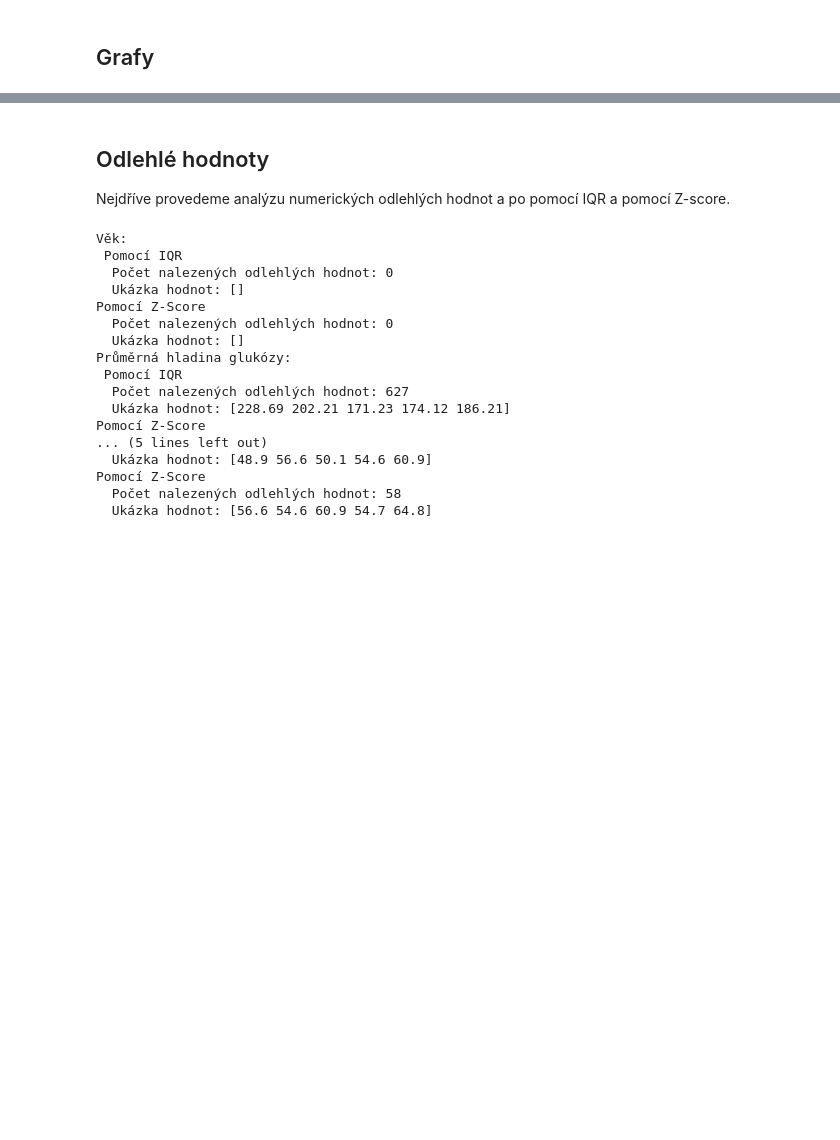
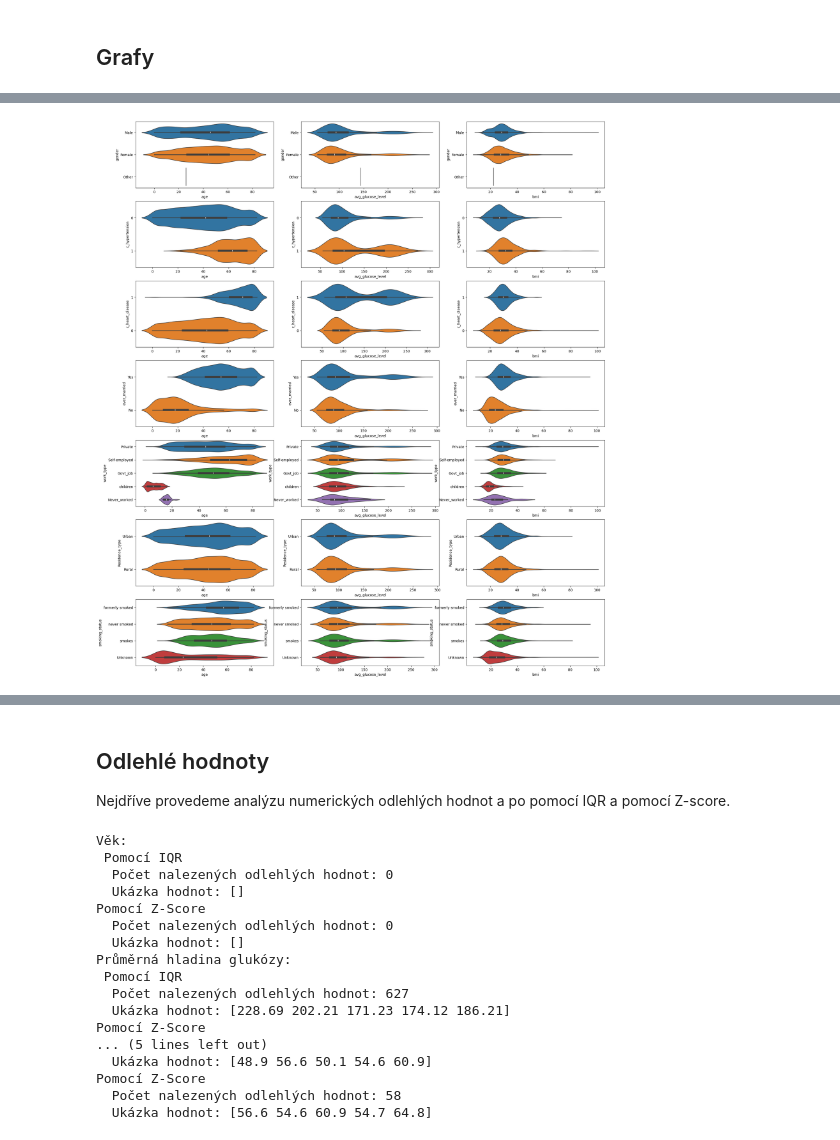
Before and after one commit to LukasKotoun/UPA, a Jupyter notebook: 3/analysis.ipynb, the cells around one changed output, grey strips where cells are left out. Drawn from its saved outputs; the diff is of its cells as text; code cells hidden in the pictures; blank space fills up the shorter version.

```diff
--- a/3/analysis.ipynb
+++ b/3/analysis.ipynb
@@ -100,0 +119,9 @@ for idx, attr in enumerate(categorical, start=3):
+# %%
+fig, ax = plt.subplots(len(categorical), len(numerical), figsize=(24,28))
+
+for i, n_attr in enumerate(numerical):
+    for j, c_attr in enumerate(categorical):
+        sns.violinplot(data=df, x=n_attr, y=c_attr, hue=c_attr, ax=ax[j][i])
+plt.show()
+# %% [output]
+[figure, added]
```
Also changed, not shown: parts of 17 cells of this notebook.
